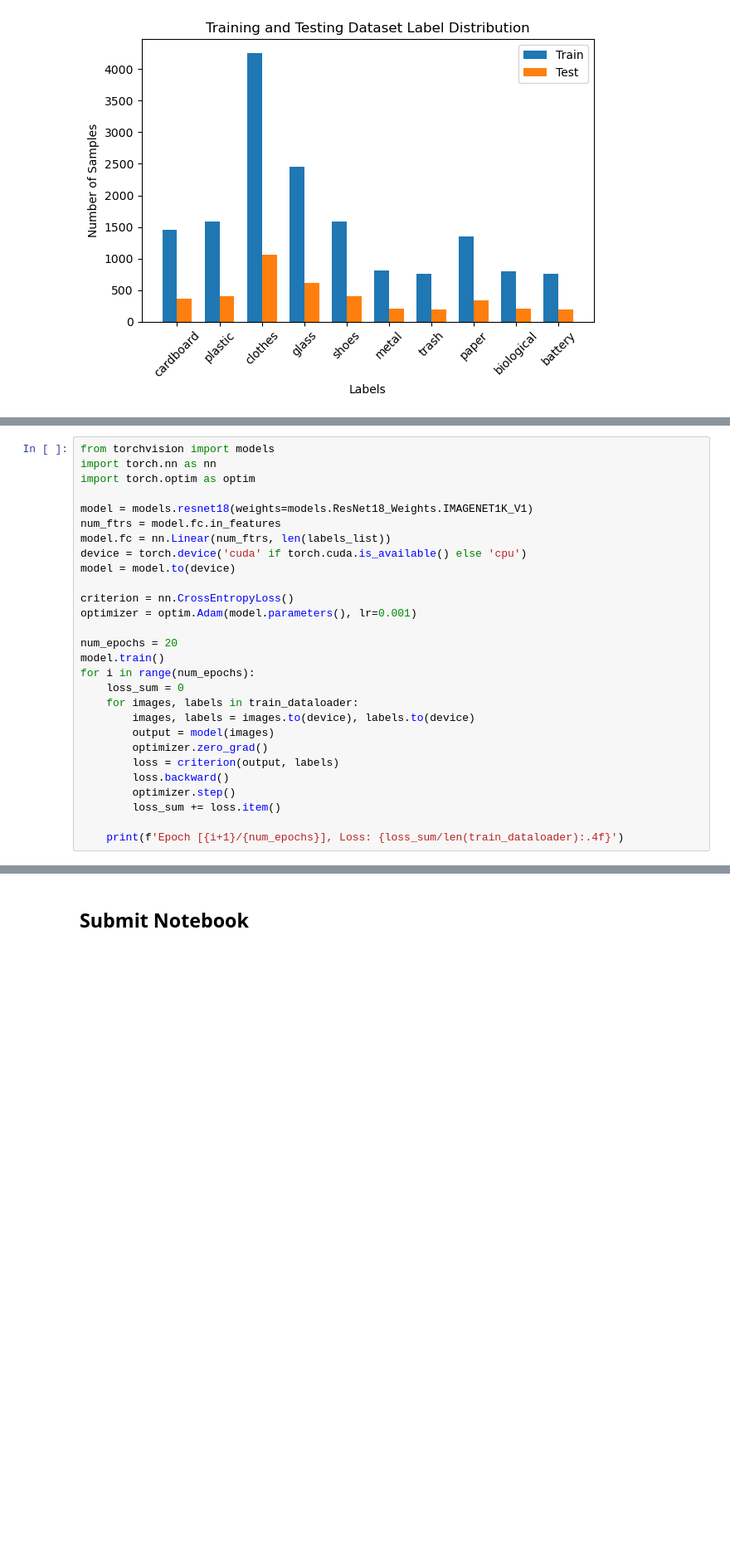
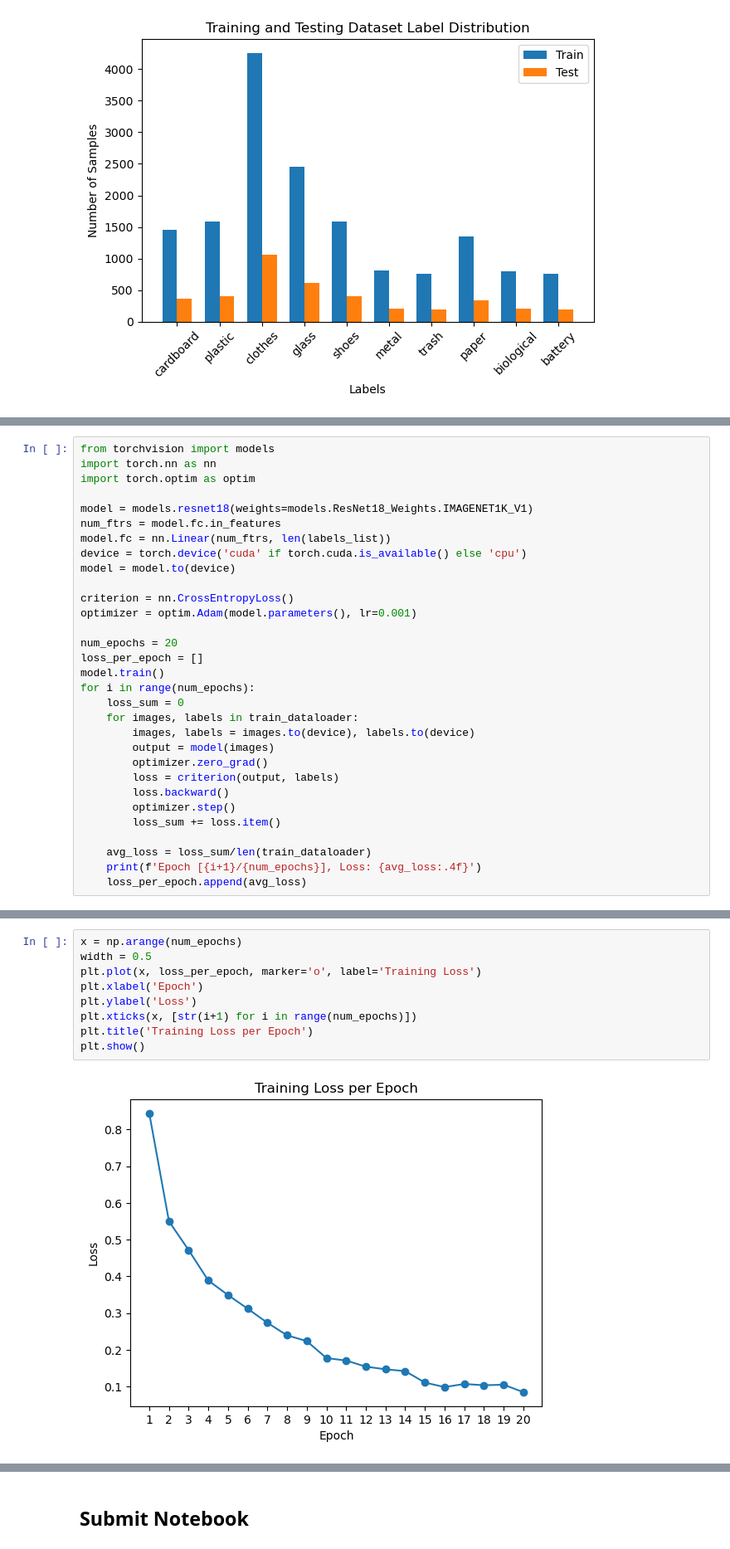
Before and after one commit to RizStillLearning/WasteNET, a Jupyter notebook: Copy_of_ai_portfolio.ipynb, the cells around one changed output, grey strips where cells are left out. Shown at 83% size. Cells and saved outputs as stored; diff of their text form; blank space fills up the shorter version.

```diff
--- a/Copy_of_ai_portfolio.ipynb
+++ b/Copy_of_ai_portfolio.ipynb
@@ -302,6 +285,7 @@ criterion = nn.CrossEntropyLoss()
 optimizer = optim.Adam(model.parameters(), lr=0.001)
 
 num_epochs = 20
+loss_per_epoch = []
 model.train()
 for i in range(num_epochs):
     loss_sum = 0
@@ -314,5 +298,7 @@ for i in range(num_epochs):
         optimizer.step()
         loss_sum += loss.item()
 
-    print(f'Epoch [{i+1}/{num_epochs}], Loss: {loss_sum/len(train_dataloader):.4f}')
+    avg_loss = loss_sum/len(train_dataloader)
+    print(f'Epoch [{i+1}/{num_epochs}], Loss: {avg_loss:.4f}')
+    loss_per_epoch.append(avg_loss)
 # %% [output]
@@ -320,3 +325,14 @@ Epoch [1/20], Loss: 0.8322
+# %%
+x = np.arange(num_epochs)
+width = 0.5
+plt.plot(x, loss_per_epoch, marker='o', label='Training Loss')
+plt.xlabel('Epoch')
+plt.ylabel('Loss')
+plt.xticks(x, [str(i+1) for i in range(num_epochs)])
+plt.title('Training Loss per Epoch')
+plt.show()
+# %% [output]
+[figure, added]
 # %%
 model.eval()
 correct = 0
```
Also changed, not shown: parts of 15 cells of this notebook, 2 other files.
